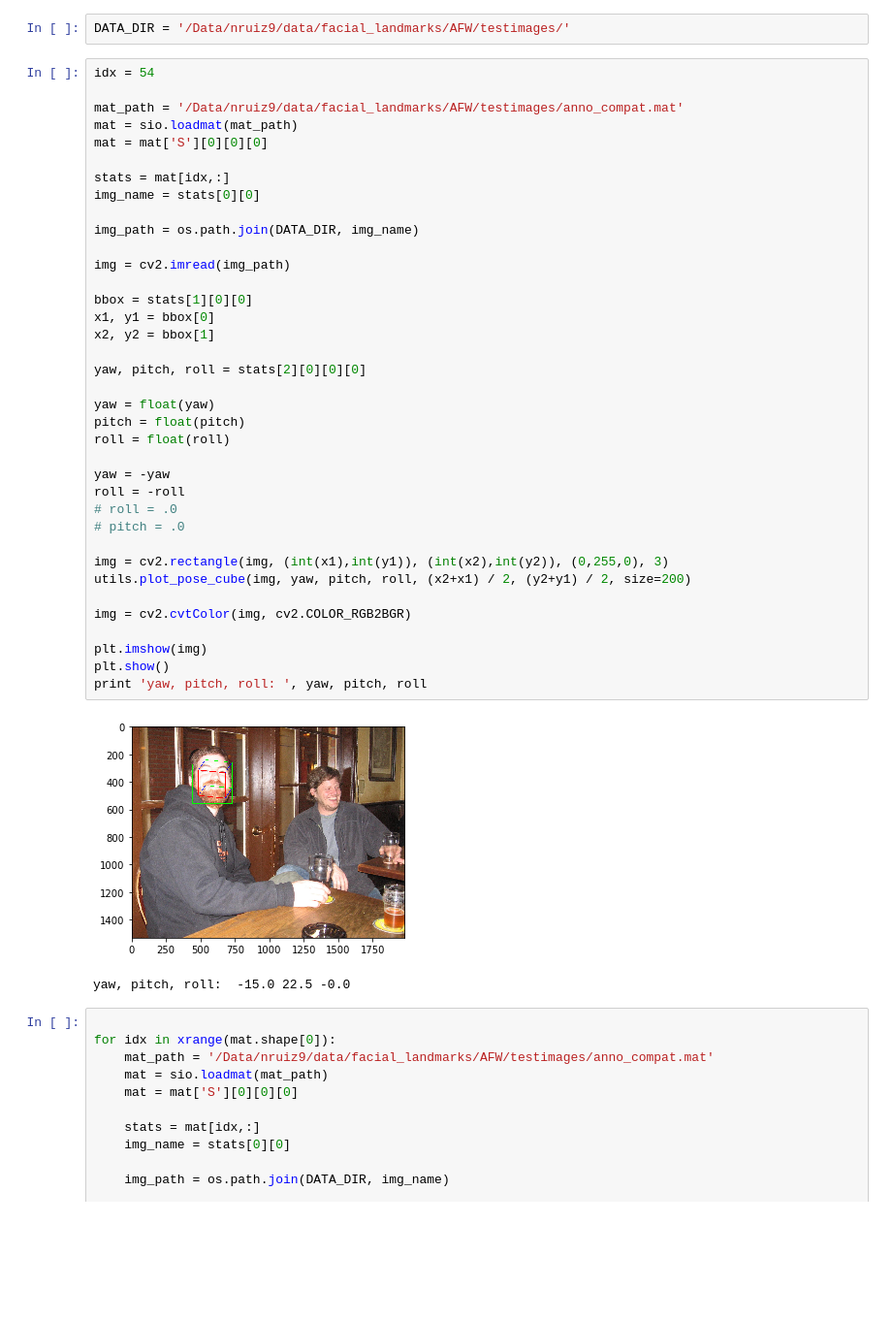
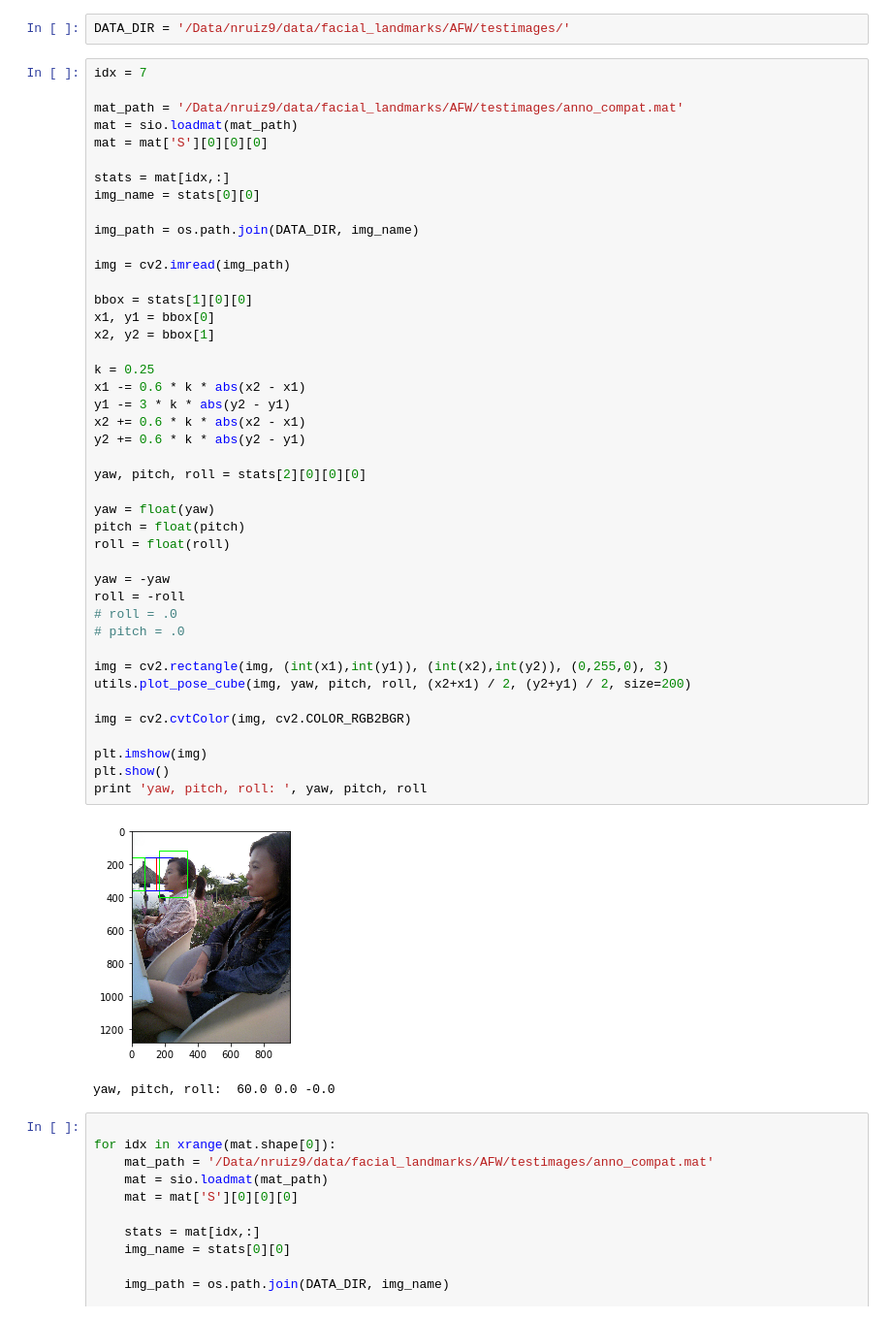
Before and after one commit to natanielruiz/deep-head-pose, a Jupyter notebook: practice/vis_AFW.ipynb, the cells around one changed output. Shown at 97% size. Cells and saved outputs as stored; diff of their text form; blank space fills up the shorter version.

```diff
--- a/practice/vis_AFW.ipynb
+++ b/practice/vis_AFW.ipynb
@@ -16,7 +16,7 @@ utils = imp.load_source('utils', '../code/utils.py')
 # %%
 DATA_DIR = '/Data/nruiz9/data/facial_landmarks/AFW/testimages/'
 # %%
-idx = 54
+idx = 7
 
 mat_path = '/Data/nruiz9/data/facial_landmarks/AFW/testimages/anno_compat.mat'
 mat = sio.loadmat(mat_path)
@@ -26,35 +26,41 @@ stats = mat[idx,:]
 img_name = stats[0][0]
 
 img_path = os.path.join(DATA_DIR, img_name)
 
 img = cv2.imread(img_path)
 
 bbox = stats[1][0][0]
 x1, y1 = bbox[0]
 x2, y2 = bbox[1]
+
+k = 0.25
+x1 -= 0.6 * k * abs(x2 - x1)
+y1 -= 3 * k * abs(y2 - y1)
+x2 += 0.6 * k * abs(x2 - x1)
+y2 += 0.6 * k * abs(y2 - y1)
 
 yaw, pitch, roll = stats[2][0][0][0]
 
 yaw = float(yaw)
 pitch = float(pitch)
 roll = float(roll)
 
 yaw = -yaw
 roll = -roll
 # roll = .0
 # pitch = .0
 
 img = cv2.rectangle(img, (int(x1),int(y1)), (int(x2),int(y2)), (0,255,0), 3)
 utils.plot_pose_cube(img, yaw, pitch, roll, (x2+x1) / 2, (y2+y1) / 2, size=200)
 
 img = cv2.cvtColor(img, cv2.COLOR_RGB2BGR)
 
 plt.imshow(img)
 plt.show()
 print 'yaw, pitch, roll: ', yaw, pitch, roll
 # %% [output]
-[figure, old version]
+[figure, new version]
-yaw, pitch, roll:  -15.0 22.5 -0.0
+yaw, pitch, roll:  60.0 0.0 -0.0
 # %%
 
 for idx in xrange(mat.shape[0]):
```
Also changed, not shown: 7 other files.
